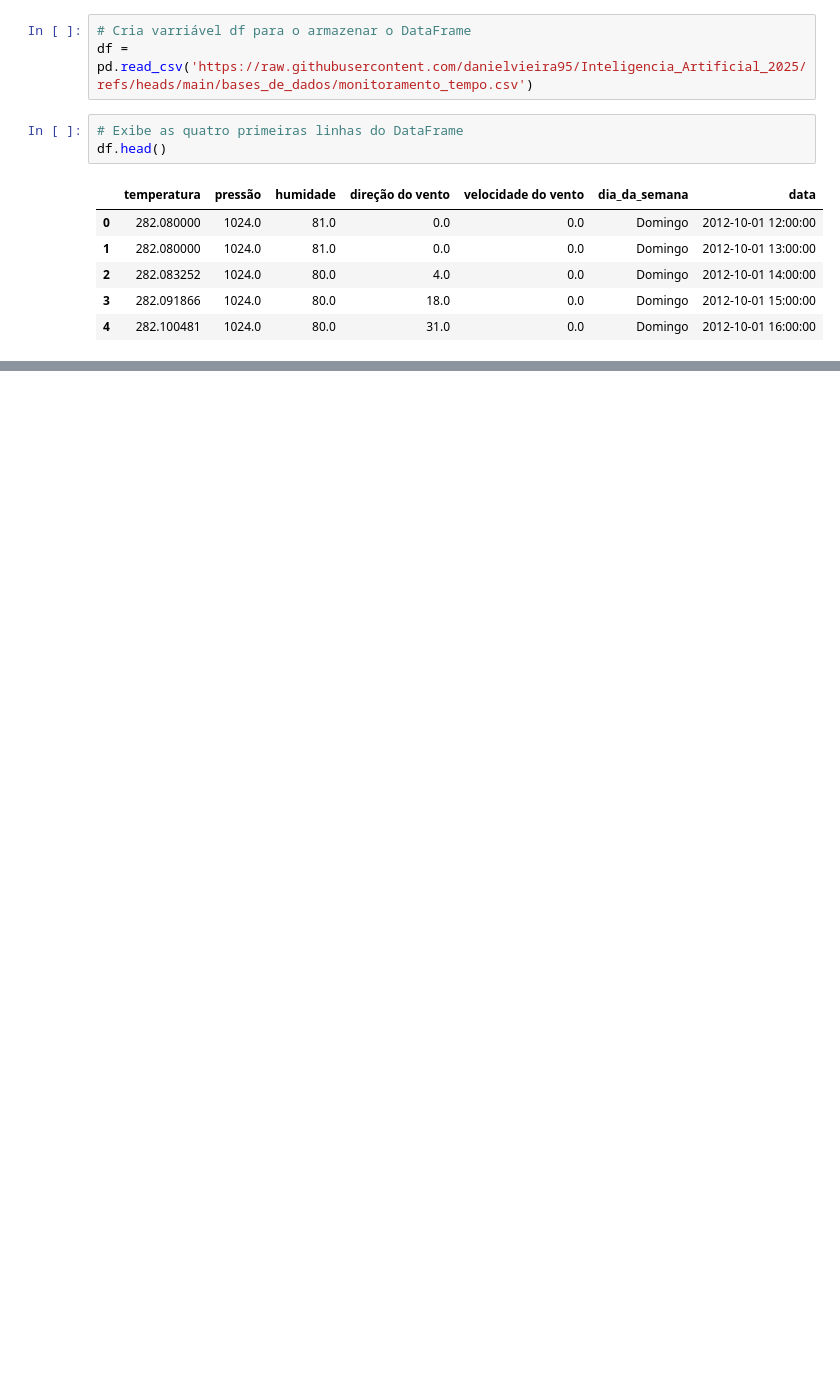
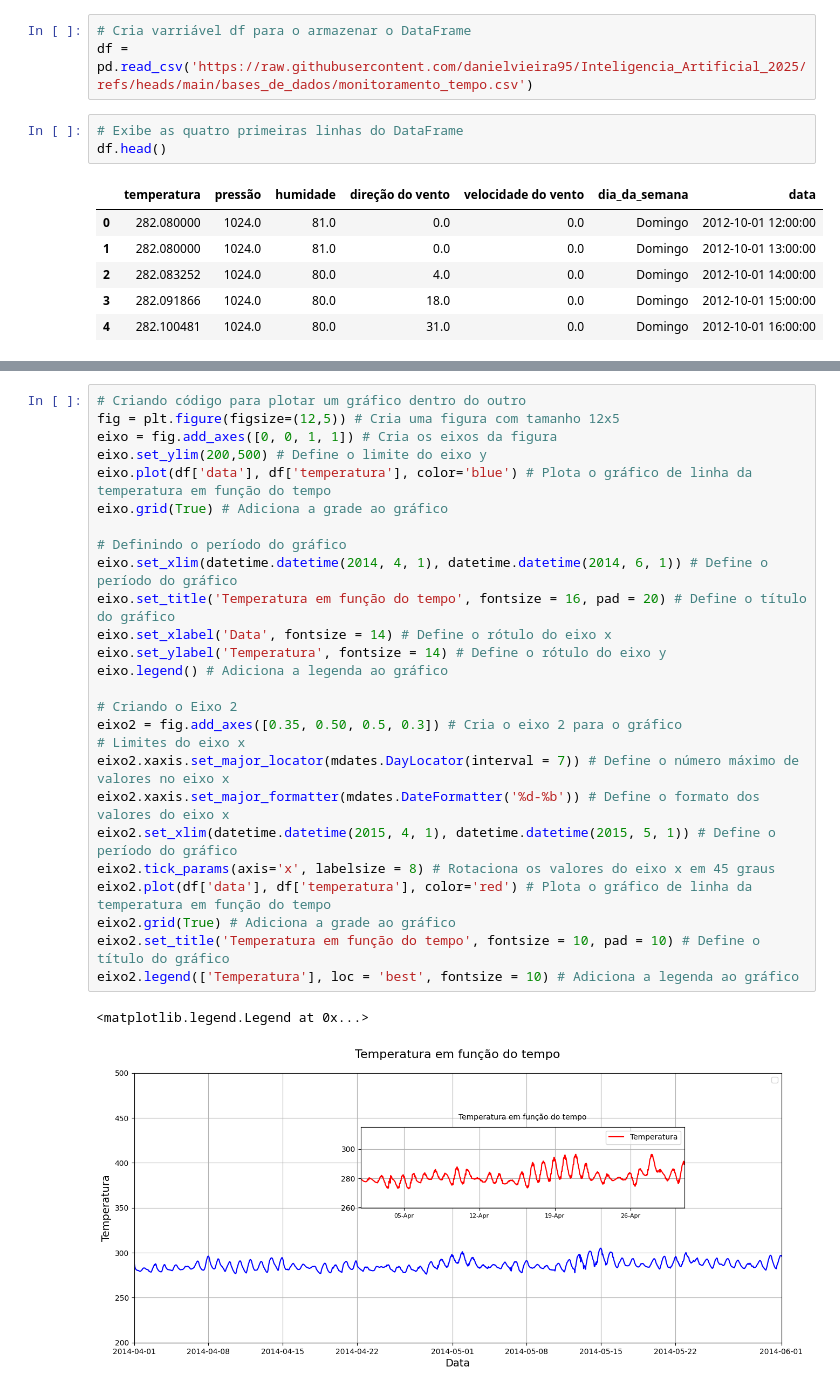
Before and after one commit to Lucas-Monteiro420/InteligenciaArtificial-SENAI, a Jupyter notebook: Aula4/Codigo.ipynb, the cells around one changed output, grey strips where cells are left out. Saved outputs shown, nothing was run; the diff lists cells and outputs as text; blank space fills up the shorter version.

```diff
--- a/Aula4/Codigo.ipynb
+++ b/Aula4/Codigo.ipynb
@@ -27,0 +55,29 @@ df.tail()
+# %%
+# Criando código para plotar um gráfico dentro do outro
+fig = plt.figure(figsize=(12,5)) # Cria uma figura com tamanho 12x5
+eixo = fig.add_axes([0, 0, 1, 1]) # Cria os eixos da figura
+eixo.set_ylim(200,500) # Define o limite do eixo y
+eixo.plot(df['data'], df['temperatura'], color='blue') # Plota o gráfico de linha da temperatura em função do tempo
+eixo.grid(True) # Adiciona a grade ao gráfico
+
+# Definindo o período do gráfico
+eixo.set_xlim(datetime.datetime(2014, 4, 1), datetime.datetime(2014, 6, 1)) # Define o período do gráfico
+eixo.set_title('Temperatura em função do tempo', fontsize = 16, pad = 20) # Define o título do gráfico
+eixo.set_xlabel('Data', fontsize = 14) # Define o rótulo do eixo x
+eixo.set_ylabel('Temperatura', fontsize = 14) # Define o rótulo do eixo y
+eixo.legend() # Adiciona a legenda ao gráfico
+
+# Criando o Eixo 2
+eixo2 = fig.add_axes([0.35, 0.50, 0.5, 0.3]) # Cria o eixo 2 para o gráfico
+# Limites do eixo x
+eixo2.xaxis.set_major_locator(mdates.DayLocator(interval = 7)) # Define o número máximo de valores no eixo x
+eixo2.xaxis.set_major_formatter(mdates.DateFormatter('%d-%b')) # Define o formato dos valores do eixo x
+eixo2.set_xlim(datetime.datetime(2015, 4, 1), datetime.datetime(2015, 5, 1)) # Define o período do gráfico
+eixo2.tick_params(axis='x', labelsize = 8) # Rotaciona os valores do eixo x em 45 graus
+eixo2.plot(df['data'], df['temperatura'], color='red') # Plota o gráfico de linha da temperatura em função do tempo
+eixo2.grid(True) # Adiciona a grade ao gráfico
+eixo2.set_title('Temperatura em função do tempo', fontsize = 10, pad = 10) # Define o título do gráfico
+eixo2.legend(['Temperatura'], loc = 'best', fontsize = 10) # Adiciona a legenda ao gráfico
+# %% [output]
+<matplotlib.legend.Legend at 0x...>
+[figure, added]
```
Also changed, not shown: parts of 4 cells of this notebook.
